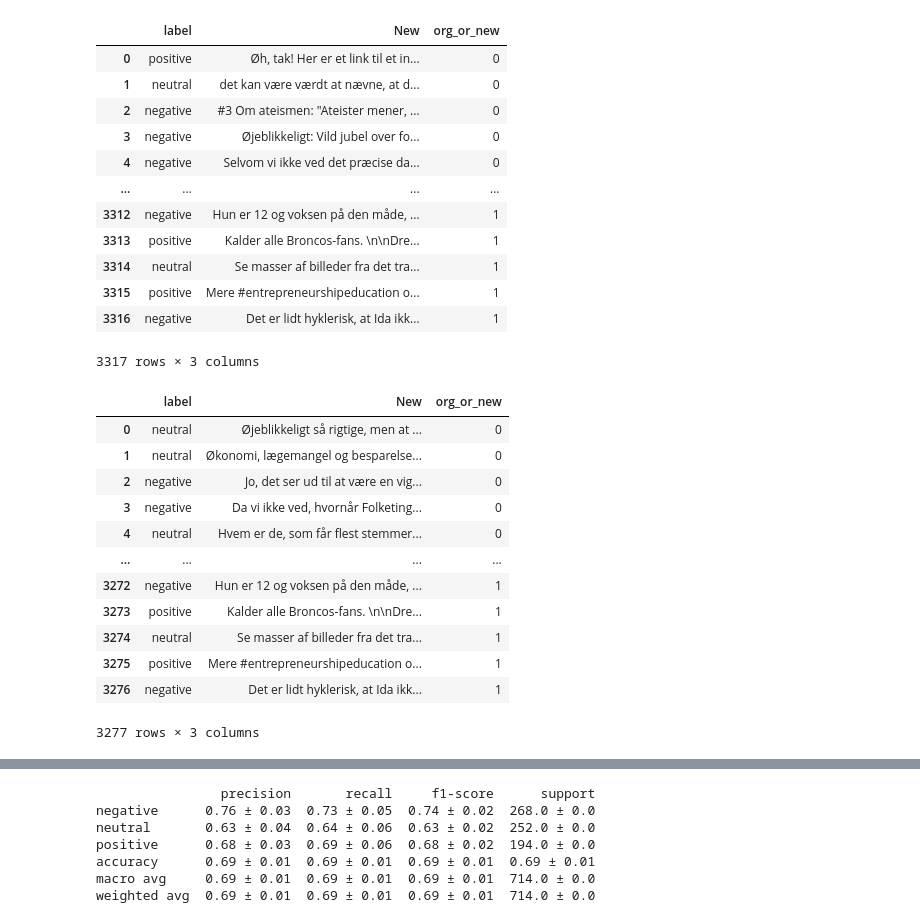
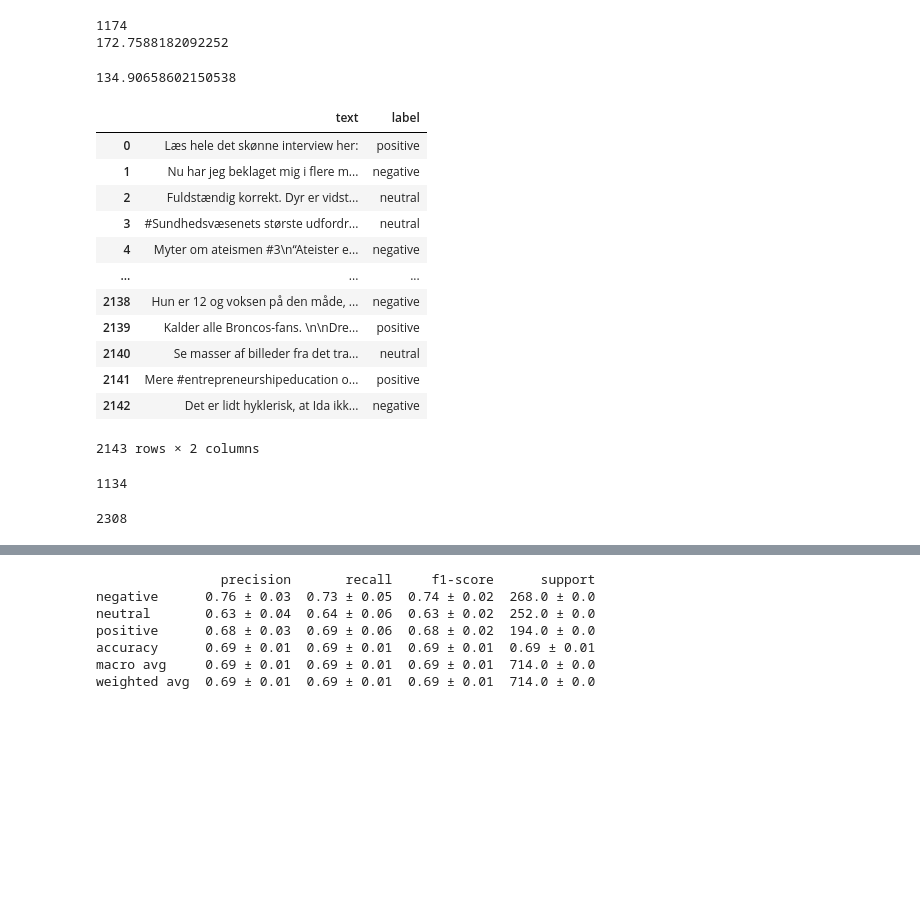
Before and after one commit to jorgenhw/NLP_exam_2023, a Jupyter notebook: nbs/sandbox.ipynb, the cells around one changed output, grey strips where cells are left out. Saved outputs shown, nothing was run; the diff lists cells and outputs as text; code cells hidden in the pictures; blank space fills up the shorter version.

```diff
--- a/nbs/sandbox.ipynb
+++ b/nbs/sandbox.ipynb
@@ -1,40 +1,46 @@
+# %%
+import pandas as pd
+
+df = pd.read_csv("../data/paraphrasings_on_train_2148rows_seed42.csv")
+
+# length of the instacnes of org_or_new == 0 in df
+print(len(df[df["org_or_new"] == 0]))
+# %% [output]
+1174
+172.7588182092252
+# %%
+df = pd.read_csv("../data/moral_DA.csv")
+
+df = df[['sentence','morality_binary']]
+
+# mean length of sentences in df senctence
+print(df["sentence"].str.len().mean())
+# %% [output]
+134.90658602150538
+# %%
+pd.read_csv("../data/train.csv")
+# %% [output]
+|  | text | label |
+| 0 | Læs hele det skønne interview her: | positive |
+| 1 | Nu har jeg beklaget mig i flere m... | negative |
+| 2 | Fuldstændig korrekt. Dyr er vidst... | neutral |
+| 3 | #Sundhedsvæsenets største udfordr... | neutral |
+| 4 | Myter om ateismen #3\n“Ateister e... | negative |
+| ... | ... | ... |
+| 2138 | Hun er 12 og voksen på den måde, ... | negative |
+| 2139 | Kalder alle Broncos-fans. \n\nDre... | positive |
+| 2140 | Se masser af billeder fra det tra... | neutral |
+| 2141 | Mere #entrepreneurshipeducation o... | positive |
+| 2142 | Det er lidt hyklerisk, at Ida ikk... | negative |
+2143 rows × 2 columns
 # %%
 import pandas as pd
 
-df = pd.read_csv("../data/paraphrasings_on_train_2148rows_seed42.csv")
-
-df
+df = pd.read_csv("../data/paraphrasings_on_train_2148rows_seed42_2.csv")
+print(len(df[df["org_or_new"] == 0]))
 # %% [output]
-|  | label | New | org_or_new |
-| 0 | positive | Øh, tak! Her er et link til et in... | 0 |
-| 1 | neutral | det kan være værdt at nævne, at d... | 0 |
-| 2 | negative | #3 Om ateismen: "Ateister mener, ... | 0 |
-| 3 | negative | Øjeblikkeligt: Vild jubel over fo... | 0 |
-| 4 | negative | Selvom vi ikke ved det præcise da... | 0 |
-| ... | ... | ... | ... |
-| 3312 | negative | Hun er 12 og voksen på den måde, ... | 1 |
-| 3313 | positive | Kalder alle Broncos-fans. \n\nDre... | 1 |
-| 3314 | neutral | Se masser af billeder fra det tra... | 1 |
-| 3315 | positive | Mere #entrepreneurshipeducation o... | 1 |
-| 3316 | negative | Det er lidt hyklerisk, at Ida ikk... | 1 |
-3317 rows × 3 columns
+1134
-# %%
-import pandas as pd
-
-df = pd.read_csv("../data/paraphrasings_on_train_2148rows_seed42_2.csv")
-
-df
-# %% [output]
-|  | label | New | org_or_new |
-| 0 | neutral | Øjeblikkeligt så rigtige, men at ... | 0 |
-| 1 | neutral | Økonomi, lægemangel og besparelse... | 0 |
-| 2 | negative | Jo, det ser ud til at være en vig... | 0 |
-| 3 | negative | Da vi ikke ved, hvornår Folketing... | 0 |
-| 4 | neutral | Hvem er de, som får flest stemmer... | 0 |
-| ... | ... | ... | ... |
-| 3272 | negative | Hun er 12 og voksen på den måde, ... | 1 |
-| 3273 | positive | Kalder alle Broncos-fans. \n\nDre... | 1 |
-| 3274 | neutral | Se masser af billeder fra det tra... | 1 |
-| 3275 | positive | Mere #entrepreneurshipeducation o... | 1 |
-| 3276 | negative | Det er lidt hyklerisk, at Ida ikk... | 1 |
-3277 rows × 3 columns
+# %%
+1134+1174
+# %% [output]
+2308
```
Also changed, not shown: parts of 4 cells of this notebook, 56 other files.
